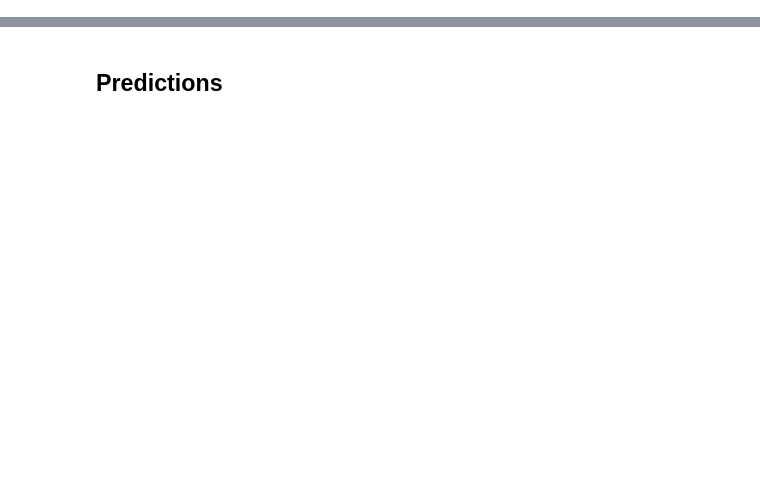
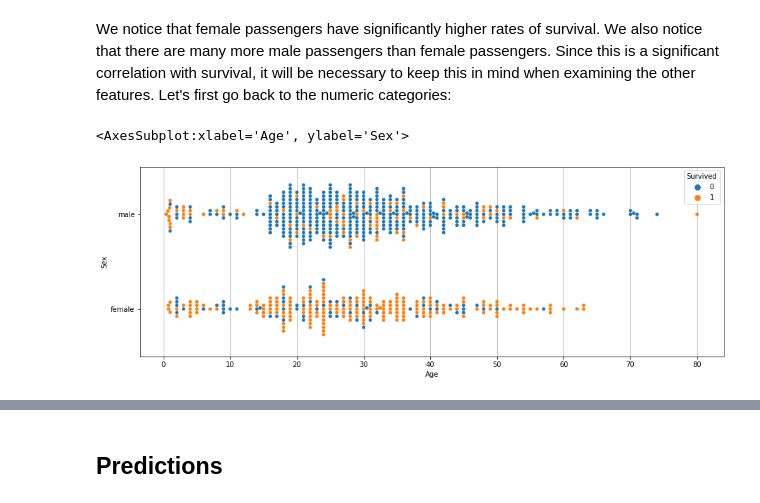
Before and after one commit to n-sachdeva/titanic, a Jupyter notebook: titanic.ipynb, the cells around one changed output, grey strips where cells are left out. Cells and saved outputs as stored; diff of their text form; code cells hidden in the pictures; blank space fills up the shorter version.

```diff
--- a/titanic.ipynb
+++ b/titanic.ipynb
@@ -177,0 +81,11 @@ output == output_old
+# %% [markdown]
+We notice that female passengers have significantly higher rates of survival. We also notice that there are many more male passengers than female passengers. Since this is a significant correlation with survival, it will be necessary to keep this in mind when examining the other features. Let's first go back to the numeric categories:
+# %%
+# A swarm plot lets us visualize all the data, distinguishing both by survival and sex.
+
+fig, ax = plt.subplots(figsize=(15,5))
+ax.grid(True)
+sns.swarmplot(data=train_data,y='Sex',x='Age',hue='Survived')
+# %% [output]
+<AxesSubplot:xlabel='Age', ylabel='Sex'>
+[figure, added]
```
Also changed, not shown: parts of 80 cells of this notebook, 1 other file.
